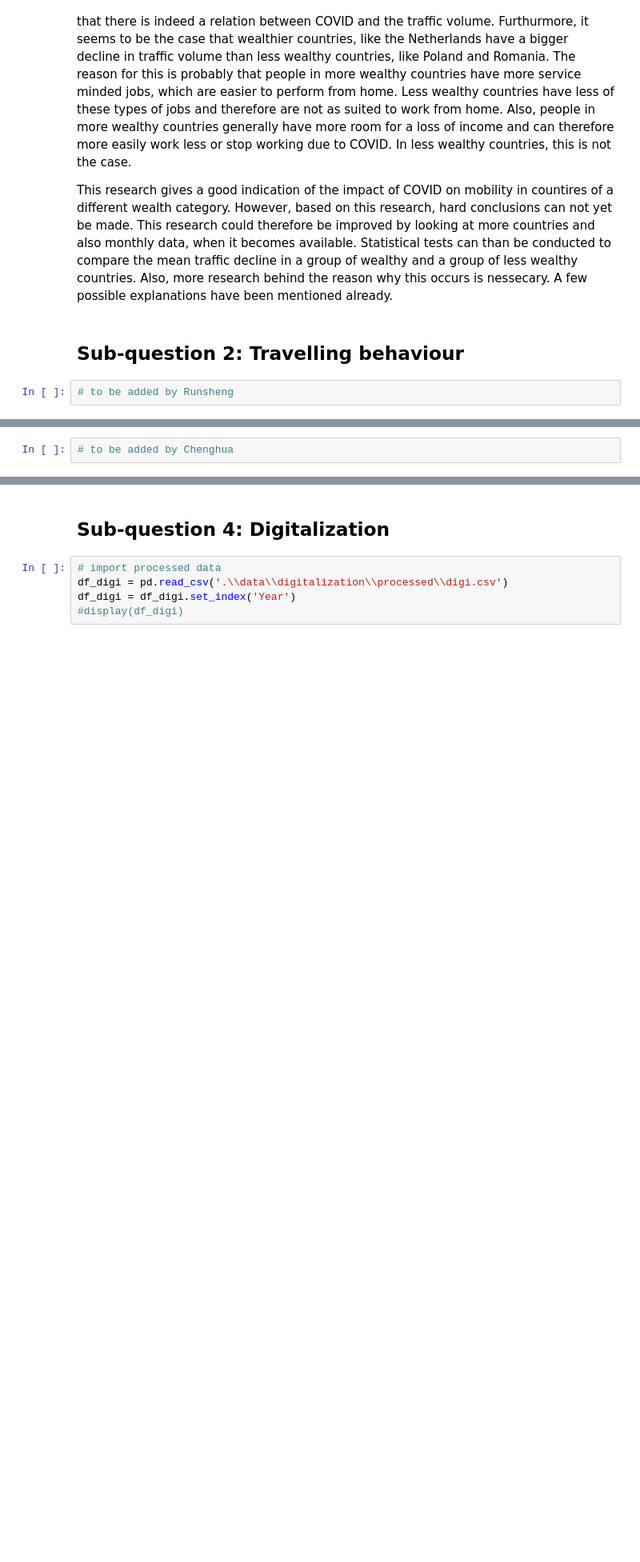
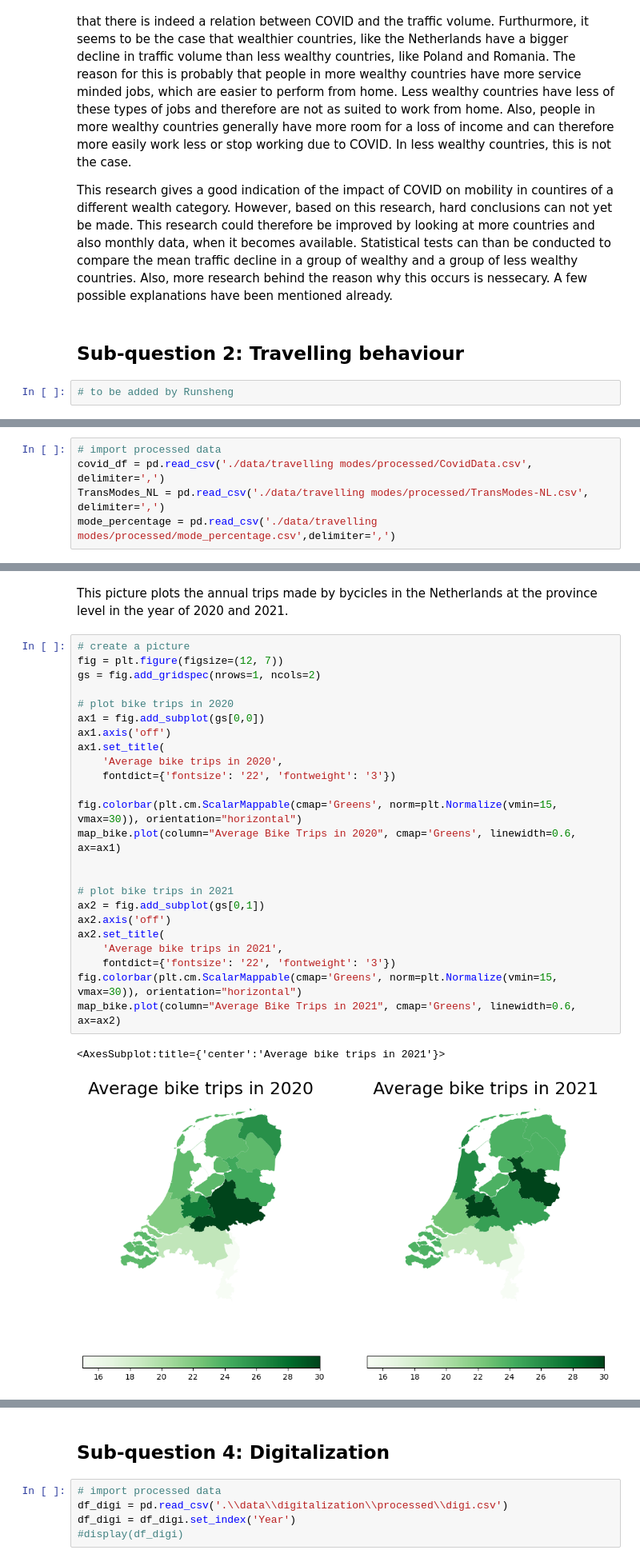
Before and after one commit to cynthiacai56/TIL6022-Project, a Jupyter notebook: project_main.ipynb, the cells around one changed output, grey strips where cells are left out. Shown at 80% size. Saved outputs shown, nothing was run; the diff lists cells and outputs as text; blank space fills up the shorter version.

Commit message:
updated travelling modes

```diff
--- a/project_main.ipynb
+++ b/project_main.ipynb
@@ -97,2 +105,5 @@ This research gives a good indication of the impact of COVID on mobility in coun
 # %%
-# to be added by Chenghua
+# import processed data
+covid_df = pd.read_csv('./data/travelling modes/processed/CovidData.csv', delimiter=',')
+TransModes_NL = pd.read_csv('./data/travelling modes/processed/TransModes-NL.csv', delimiter=',')
+mode_percentage = pd.read_csv('./data/travelling modes/processed/mode_percentage.csv',delimiter=',')
@@ -98,0 +255,29 @@ This research gives a good indication of the impact of COVID on mobility in coun
+# %% [markdown]
+This picture plots the annual trips made by bycicles in the Netherlands at the province level in the year of 2020 and 2021.
+# %%
+# create a picture
+fig = plt.figure(figsize=(12, 7))
+gs = fig.add_gridspec(nrows=1, ncols=2)
+
+# plot bike trips in 2020
+ax1 = fig.add_subplot(gs[0,0])
+ax1.axis('off')
+ax1.set_title(
+    'Average bike trips in 2020',
+    fontdict={'fontsize': '22', 'fontweight': '3'})
+
+fig.colorbar(plt.cm.ScalarMappable(cmap='Greens', norm=plt.Normalize(vmin=15, vmax=30)), orientation="horizontal")
+map_bike.plot(column="Average Bike Trips in 2020", cmap='Greens', linewidth=0.6, ax=ax1)
+
+
+# plot bike trips in 2021
+ax2 = fig.add_subplot(gs[0,1])
+ax2.axis('off')
+ax2.set_title(
+    'Average bike trips in 2021',
+    fontdict={'fontsize': '22', 'fontweight': '3'})
+fig.colorbar(plt.cm.ScalarMappable(cmap='Greens', norm=plt.Normalize(vmin=15, vmax=30)), orientation="horizontal")
+map_bike.plot(column="Average Bike Trips in 2021", cmap='Greens', linewidth=0.6, ax=ax2)
+# %% [output]
+<AxesSubplot:title={'center':'Average bike trips in 2021'}>
+[figure, added]
```
Also changed, not shown: parts of 16 cells of this notebook.
